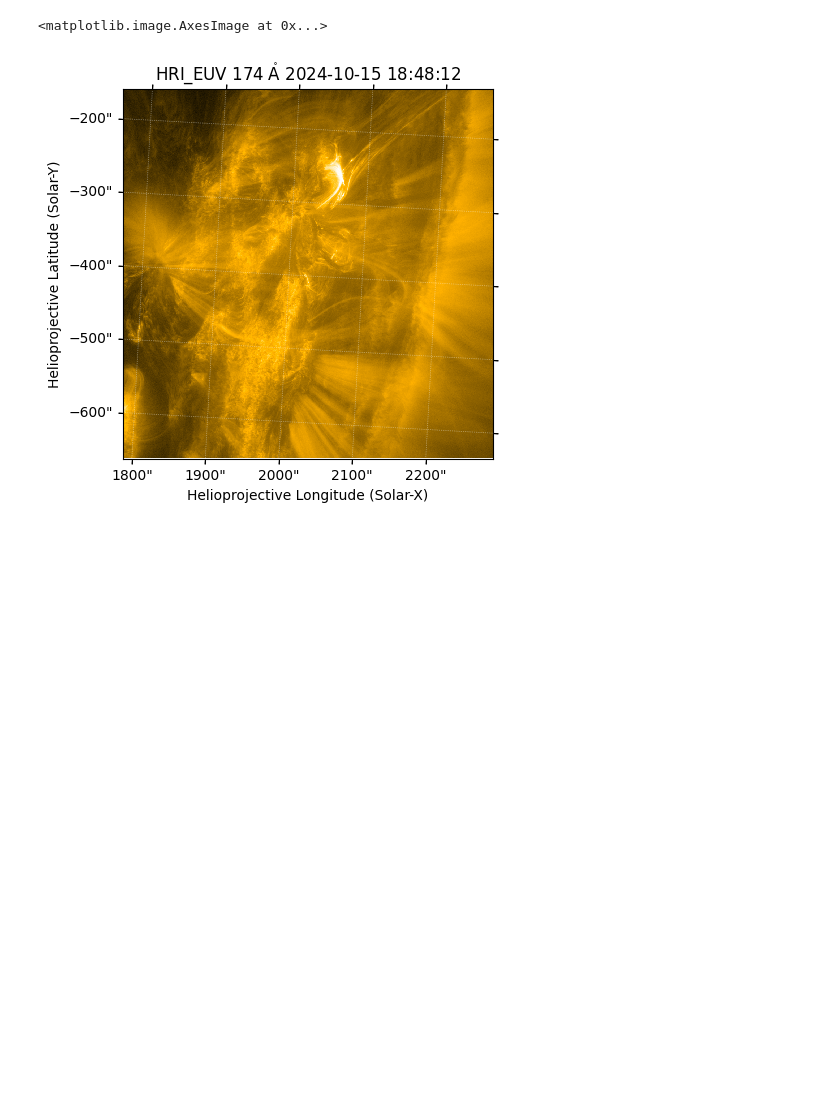
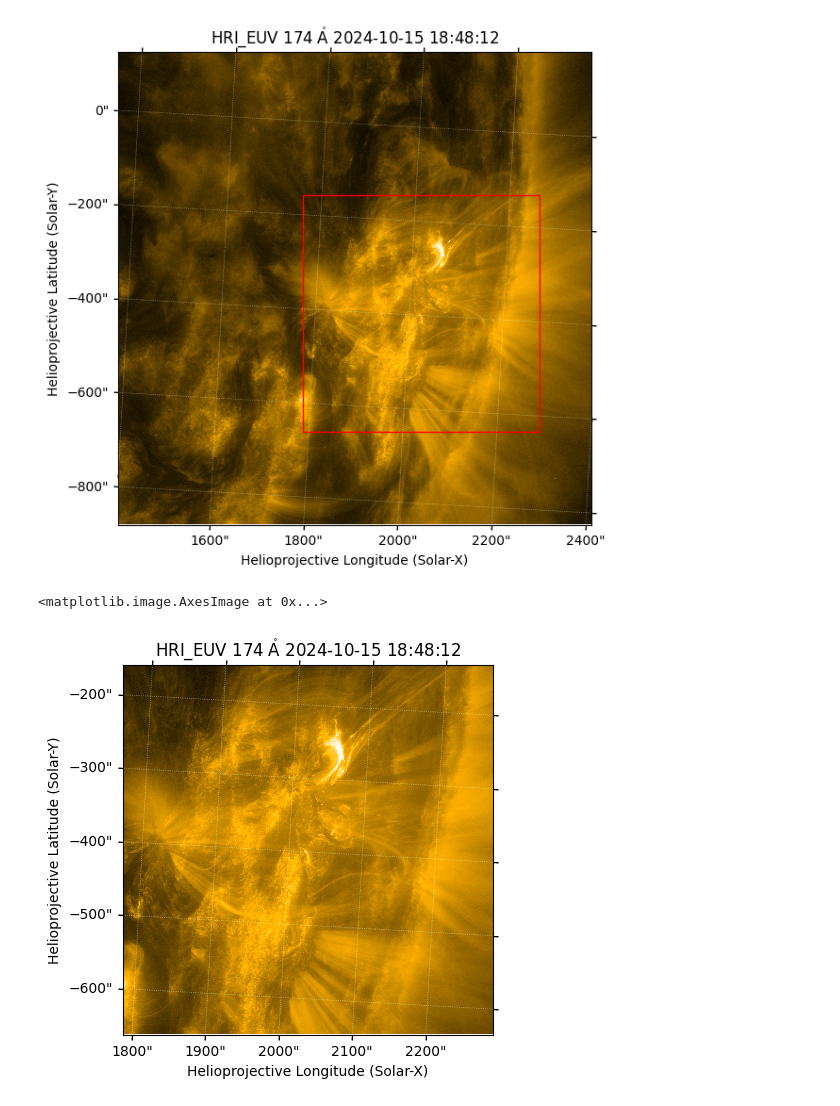
Before and after one commit to yjzhu-solar/DKIST_SolO_Fibril, a Jupyter notebook: ipynb/dataset_prep/hri_20241015_coalign.ipynb, the cells around one changed output. Saved outputs shown, nothing was run; the diff lists cells and outputs as text; code cells hidden in the pictures; blank space fills up the shorter version.

```diff
--- a/ipynb/dataset_prep/hri_20241015_coalign.ipynb
+++ b/ipynb/dataset_prep/hri_20241015_coalign.ipynb
@@ -12,6 +13,17 @@ from astropy.io.fits import CompImageHDU
 import os
 # %%
 map_files = sorted(glob("../../data/20241015/hri/*.fits"))
+# %%
+test_map = sunpy.map.Map(map_files[180])
+fig = plt.figure(figsize=(6,6), layout="constrained")
+ax = fig.add_subplot(projection=test_map)
+test_map.plot(axes=ax)
+
+rect = Rectangle((800, 400), 1024, 1024, linewidth=1, edgecolor='r', facecolor='none')
+ax.add_patch(rect)
+fig.savefig("../../data/20241015/hri_coalign/hrieuv_20241015_coalign_fov.png")
+# %% [output]
+[figure, added]
 # %%
 test_map = sunpy.map.Map(map_files[180])
 test_map = test_map.submap(bottom_left=(800, 400)*u.pix,
```
Also changed, not shown: parts of 1 cell of this notebook, 19 other files.
